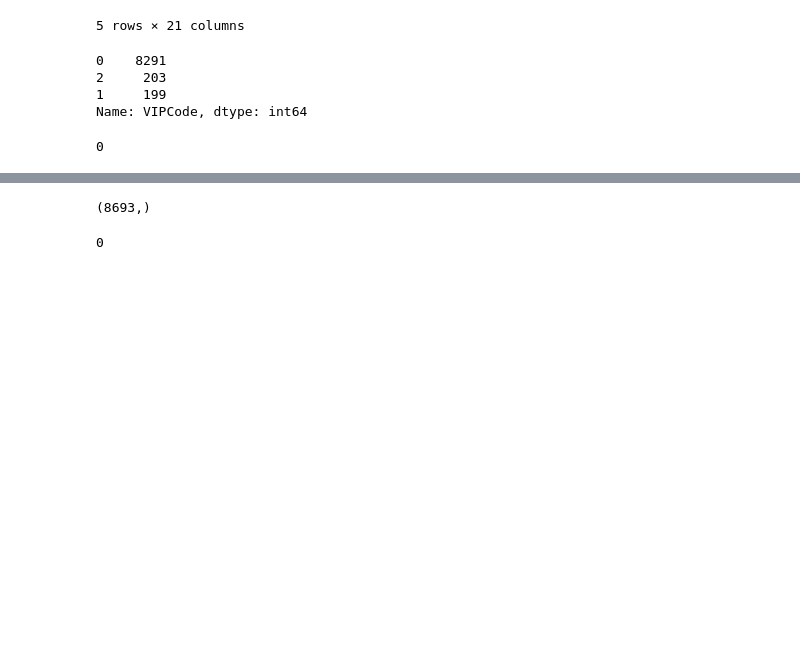
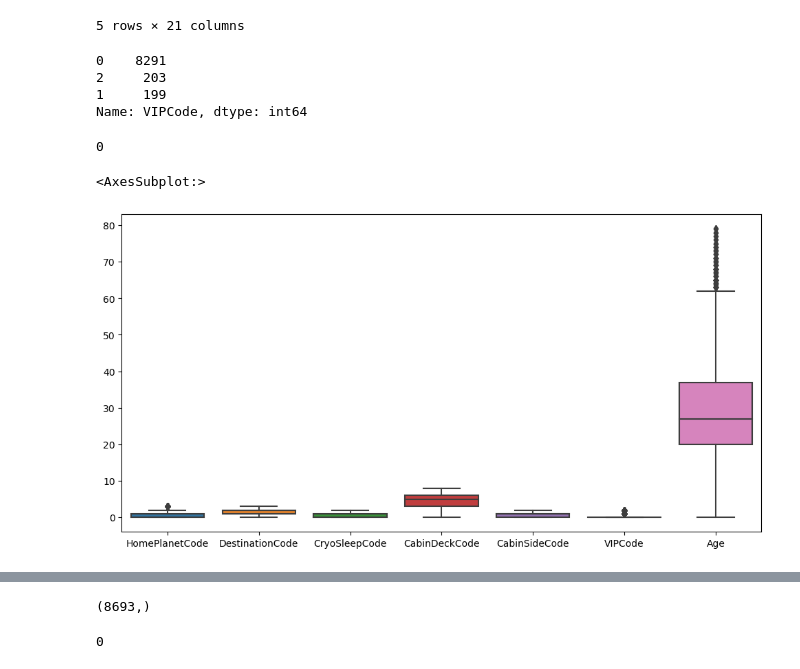
Before and after one commit to kartikgupta89/datascience-kaggle, a Jupyter notebook: c2-spaceship-titanic.ipynb, the cells around one changed output, grey strips where cells are left out. Saved outputs shown, nothing was run; the diff lists cells and outputs as text; code cells hidden in the pictures; blank space fills up the shorter version.

```diff
--- a/c2-spaceship-titanic.ipynb
+++ b/c2-spaceship-titanic.ipynb
@@ -294,3 +298,9 @@ train_data.Age.isna().sum()
 test_data.Age.isna().sum()
 # %% [output]
 0
+# %%
+plt.figure(figsize=(12,6))
+sns.boxplot(data=train_data[['HomePlanetCode','DestinationCode','CryoSleepCode','CabinDeckCode','CabinSideCode','VIPCode','Age']])
+# %% [output]
+<AxesSubplot:>
+[figure, added]
```
Also changed, not shown: parts of 15 cells of this notebook.
